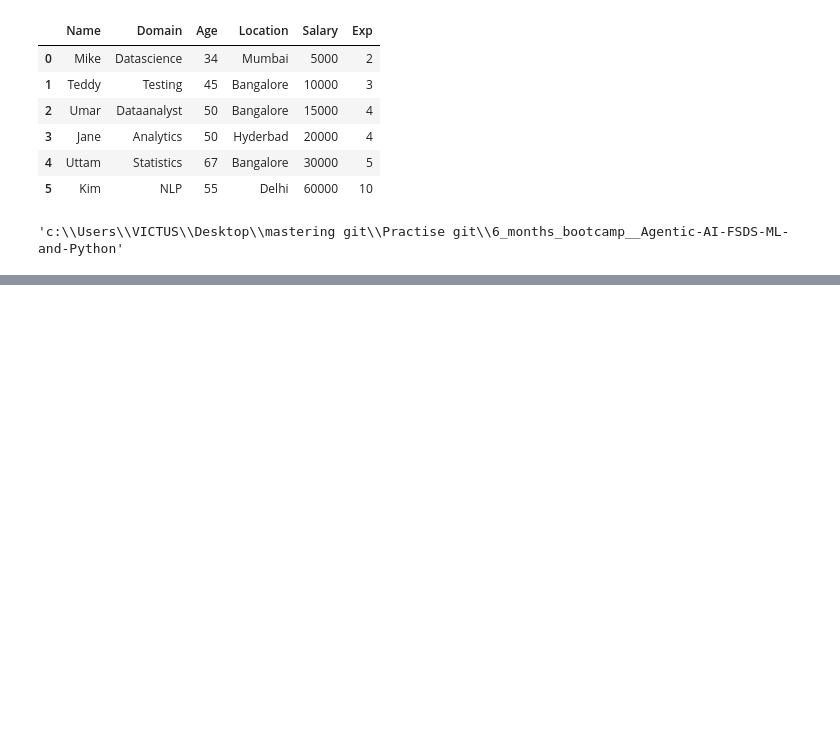
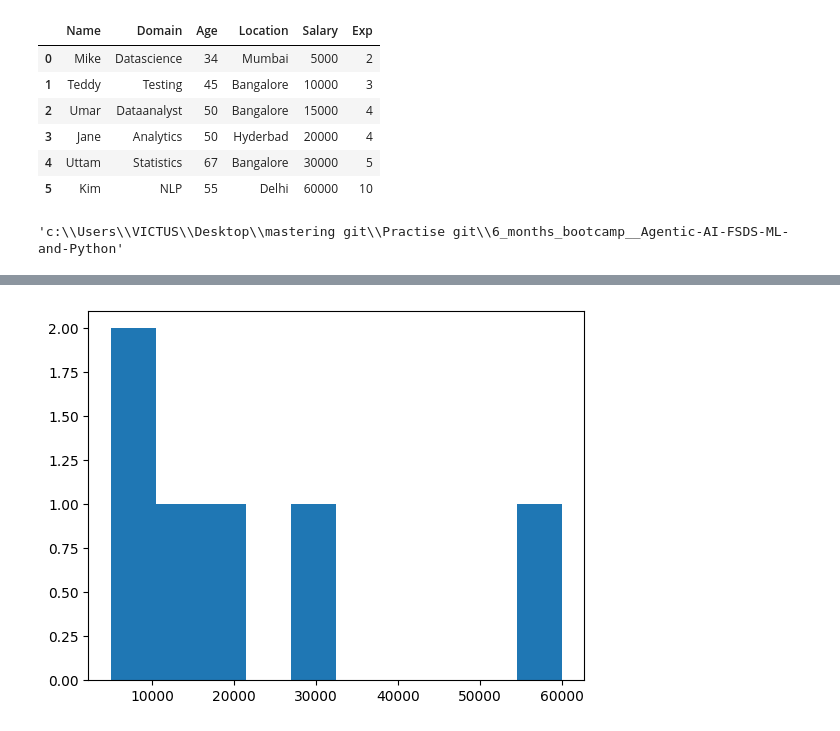
Before and after one commit to codebyALEEM/6_months_bootcamp__Agentic-AI-FSDS-ML-and-Python, a Jupyter notebook: S_EDA_Technique_Practical.ipynb, the cells around one changed output, grey strips where cells are left out. Cells and saved outputs as stored; diff of their text form; code cells hidden in the pictures; blank space fills up the shorter version.

```diff
--- a/S_EDA_Technique_Practical.ipynb
+++ b/S_EDA_Technique_Practical.ipynb
@@ -465,0 +516,4 @@ os.getcwd()
+# %%
+vis2 = plt.hist(clean_data['Salary'])
+# %% [output]
+[figure, added]
```
Also changed, not shown: parts of 25 cells of this notebook.
